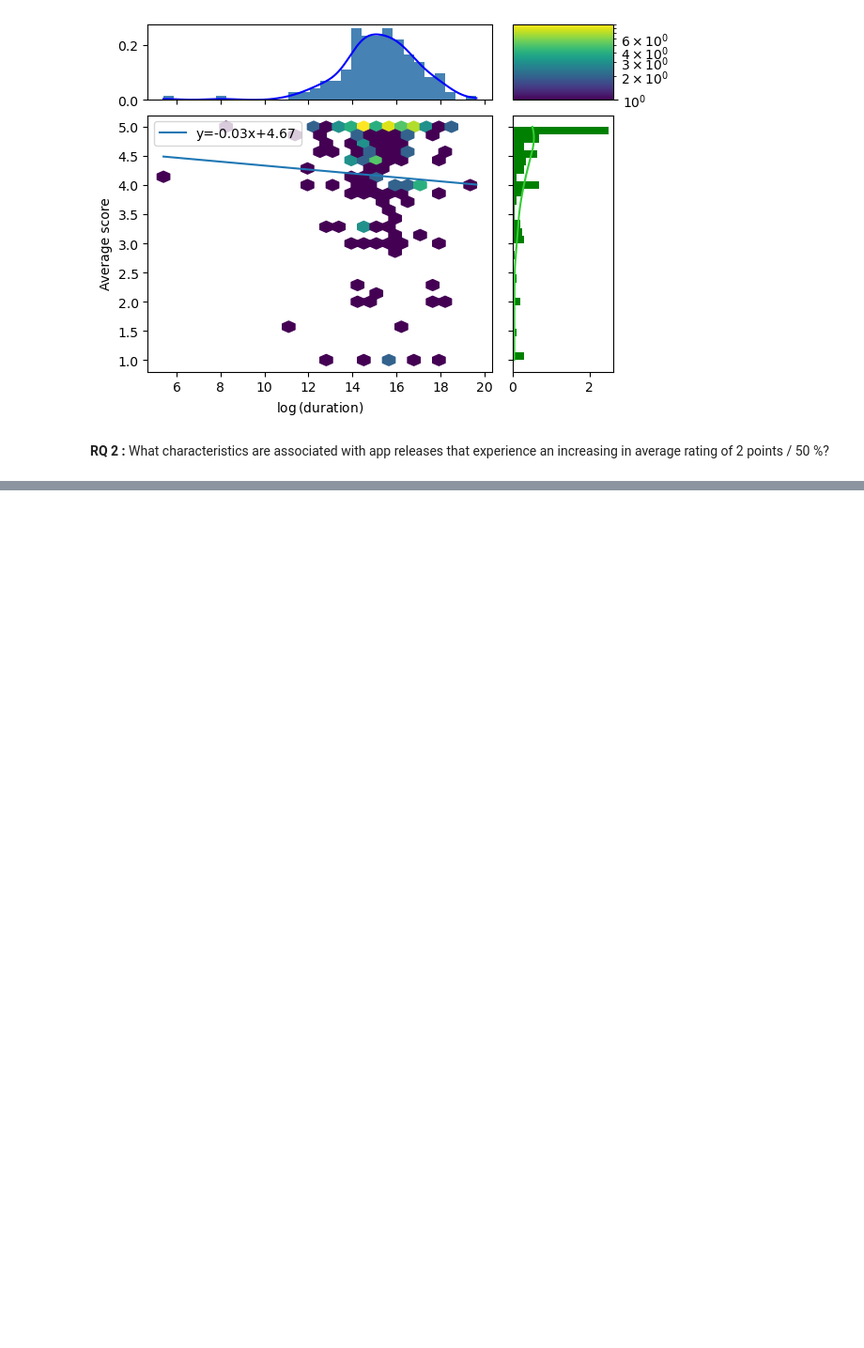
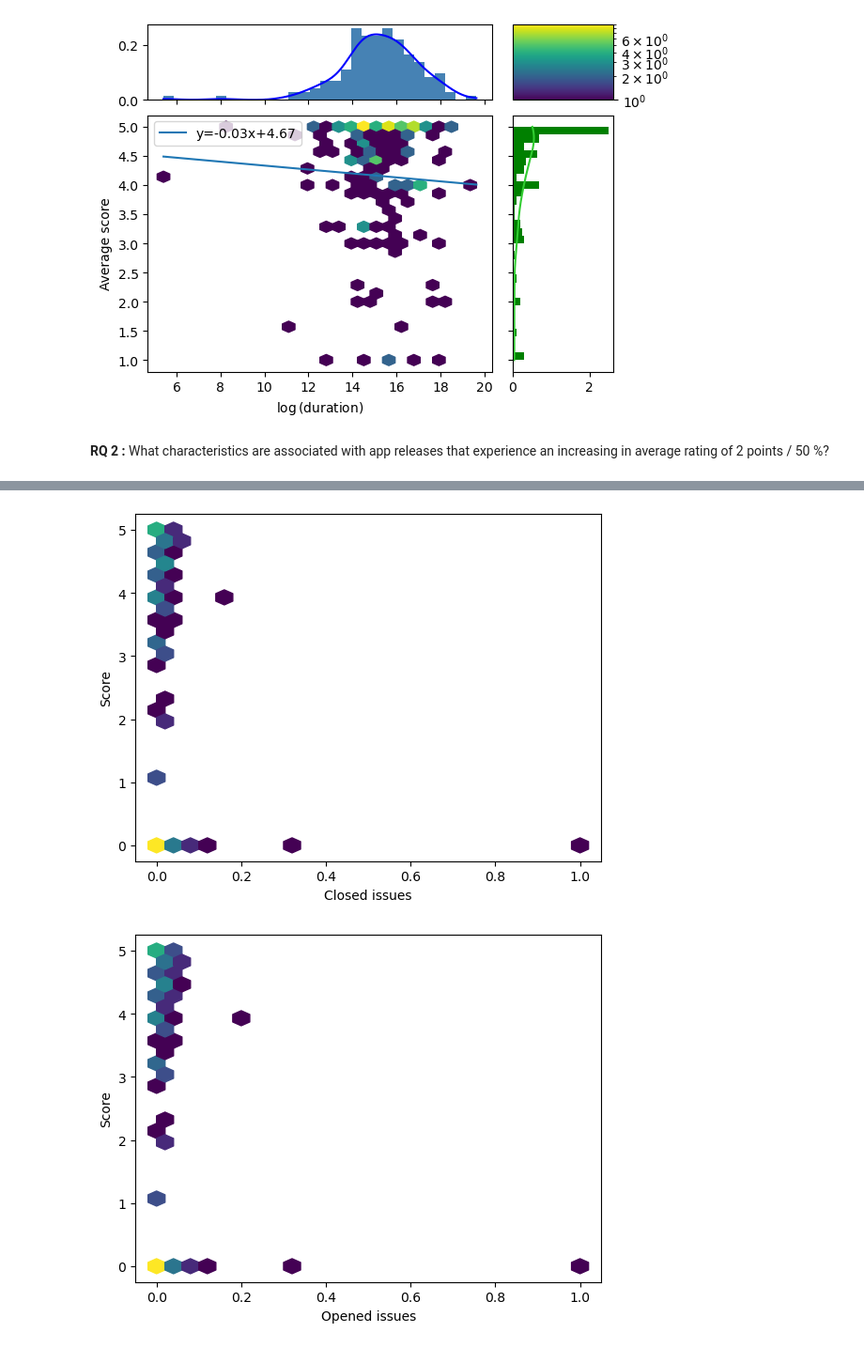
Before and after one commit to mgjfl/DATAR, a Jupyter notebook: results.ipynb, the cells around one changed output, grey strips where cells are left out. Shown at 94% size. Drawn from its saved outputs; the diff is of its cells as text; code cells hidden in the pictures; blank space fills up the shorter version.

```diff
--- a/results.ipynb
+++ b/results.ipynb
@@ -225,10 +251,13 @@ def version_of_popularity_increase(app_metrics, is_popularity_increase):
     return pop_increase_versions
 # %%
 PERCENT_INCREASE = 10
-is_popularity_increase = lambda prev, curr : (curr - prev) / prev * 100 >= PERCENT_INCREASE if prev != 0 else False
+# is_popularity_increase = lambda prev, curr : (curr - prev) / prev * 100 >= PERCENT_INCREASE if prev != 0 else False
+is_popularity_increase = lambda x, y : True
 pop_increases = []
 
 for key, value in metrics_per_version.items():
+    if len(value.keys()) < 10:
+        continue
     l = version_of_popularity_increase(value, is_popularity_increase)
     if len(l) > 0:
         pop_increases.append([key, l])
@@ -330,0 +385,29 @@ Text(0.5, 0.98, 'Percentual increase in values per score increase')
+# %%
+get_metrics = {
+    "Closed issues" : lambda id, data : len(data[id]["closed_issues"]),
+    "Opened issues" : lambda id, data : len(data[id]["created_issues"]),
+    "Number of Commits" : lambda id, data : len(data[id]["commits"]),
+    "Number of Pull Requests" : lambda id, data : len(data[id]["pull_requests"]),
+    "Number of Contributors" : lambda id, data : len(data[id]["contributors"]),
+    "File size" : lambda id, data : data[id]["apk_metrics"]["fileSize"] if data[id]["apk_metrics"] is not None else None,
+    # "Dex size" : lambda id, data : data[id]["apk_metrics"]["dexSize"] if data[id]["apk_metrics"] is not None else None,
+    "Code metrics count" : lambda id, data : sum(map(lambda x : x["count"], data[id]["code_metrics"].values())) if data[id]["code_metrics"] is not None else None,
+    "Average Asset Downloads" : lambda id, data : np.mean(list(map(lambda x : x["download_count"], data[id]["release_data"]["assets"])))
+}
+
+y, x = datapoints_per_metric(list(get_metrics.values()))
+for i in range(x.shape[1]):
+    xt = x[:, i]
+    xt = xt / xt.max()
+    plt.hexbin(xt, y, gridsize = 25, norm = LogNorm())
+    # plt.scatter(xt, y, label = list(get_metrics.keys())[i])
+    # plt.xscale("log")
+
+    plt.ylabel("Score")
+    plt.xlabel(list(get_metrics.keys())[i])
+
+    # plt.legend()
+    plt.show()
+# %% [output]
+[figure, added]
+[figure, added]
```
Also changed, not shown: parts of 29 cells of this notebook.
